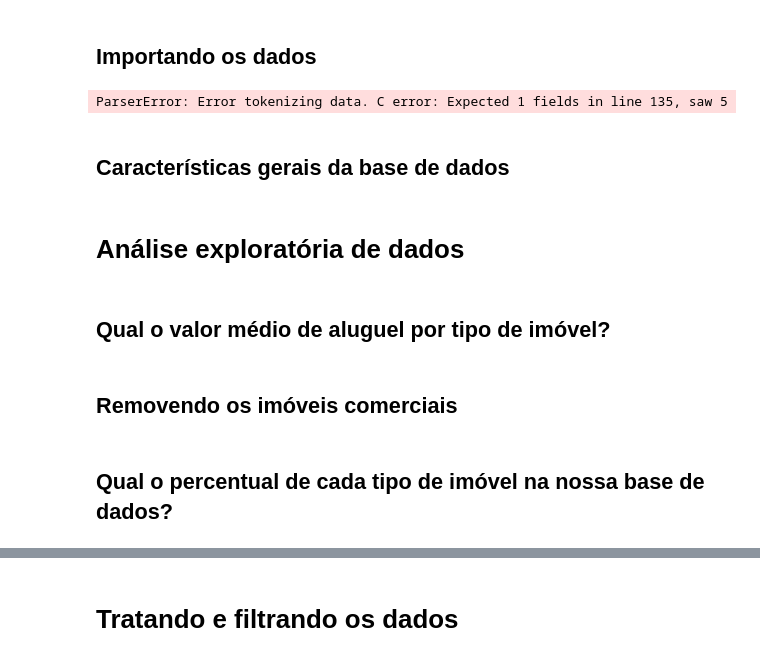
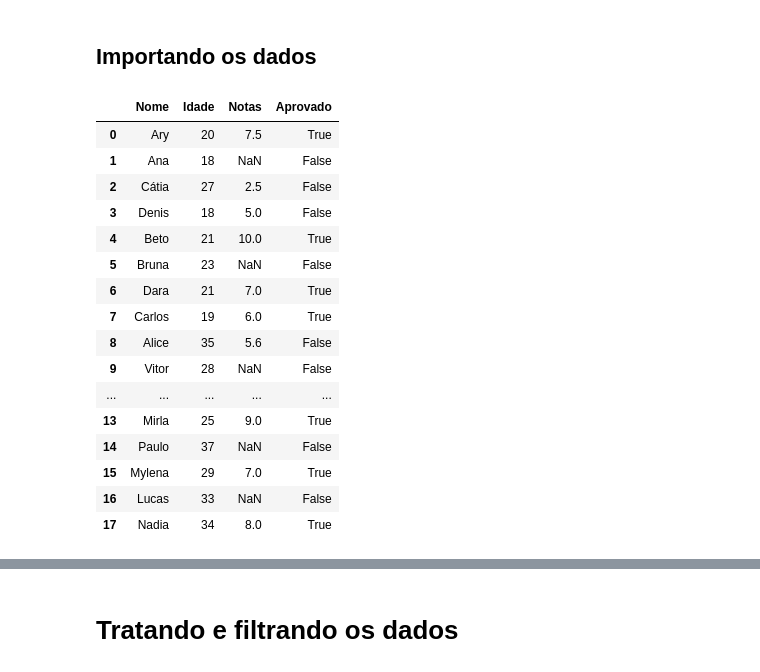
Before and after one commit to moises-rb/DataScienceOne, a Jupyter notebook: Aprendendo_Fazer_ETL/Pandas/alunos.ipynb, the cells around one changed output, grey strips where cells are left out. Saved outputs shown, nothing was run; the diff lists cells and outputs as text; code cells hidden in the pictures.

```diff
--- a/Aprendendo_Fazer_ETL/Pandas/alunos.ipynb
+++ b/Aprendendo_Fazer_ETL/Pandas/alunos.ipynb
@@ -5,18 +5,26 @@
 # %%
 import pandas as pd
 # %%
-url = 'https://github.com/moises-rb/DataScienceOne/blob/main/Aprendendo_Fazer_ETL/Pandas/pandas-dados/alunos.csv'
+url = 'https://raw.githubusercontent.com/moises-rb/DataScienceOne/refs/heads/main/Aprendendo_Fazer_ETL/Pandas/pandas-dados/alunos.csv'
 
-pd.read_csv(url, sep=';')
+dados_alunos = pd.read_csv(url, sep=',')
+
+dados_alunos
 # %% [output]
-ParserError: Error tokenizing data. C error: Expected 1 fields in line 135, saw 5
+|  | Nome | Idade | Notas | Aprovado |
+| 0 | Ary | 20 | 7.5 | True |
+| 1 | Ana | 18 | NaN | False |
+| 2 | Cátia | 27 | 2.5 | False |
+| 3 | Denis | 18 | 5.0 | False |
+| 4 | Beto | 21 | 10.0 | True |
+| 5 | Bruna | 23 | NaN | False |
+| 6 | Dara | 21 | 7.0 | True |
+| 7 | Carlos | 19 | 6.0 | True |
+| 8 | Alice | 35 | 5.6 | False |
+| 9 | Vitor | 28 | NaN | False |
+| ... | ... | ... | ... | ... |
+| 13 | Mirla | 25 | 9.0 | True |
+| 14 | Paulo | 37 | NaN | False |
+| 15 | Mylena | 29 | 7.0 | True |
+| 16 | Lucas | 33 | NaN | False |
+| 17 | Nadia | 34 | 8.0 | True |
-# %% [markdown]
-## Características gerais da base de dados
-# %% [markdown]
-# Análise exploratória de dados
-# %% [markdown]
-## Qual o valor médio de aluguel por tipo de imóvel?
-# %% [markdown]
-## Removendo os imóveis comerciais
-# %% [markdown]
-## Qual o percentual de cada tipo de imóvel na nossa base de dados?
```
Also changed, not shown: parts of 31 cells of this notebook, 6 other files.
